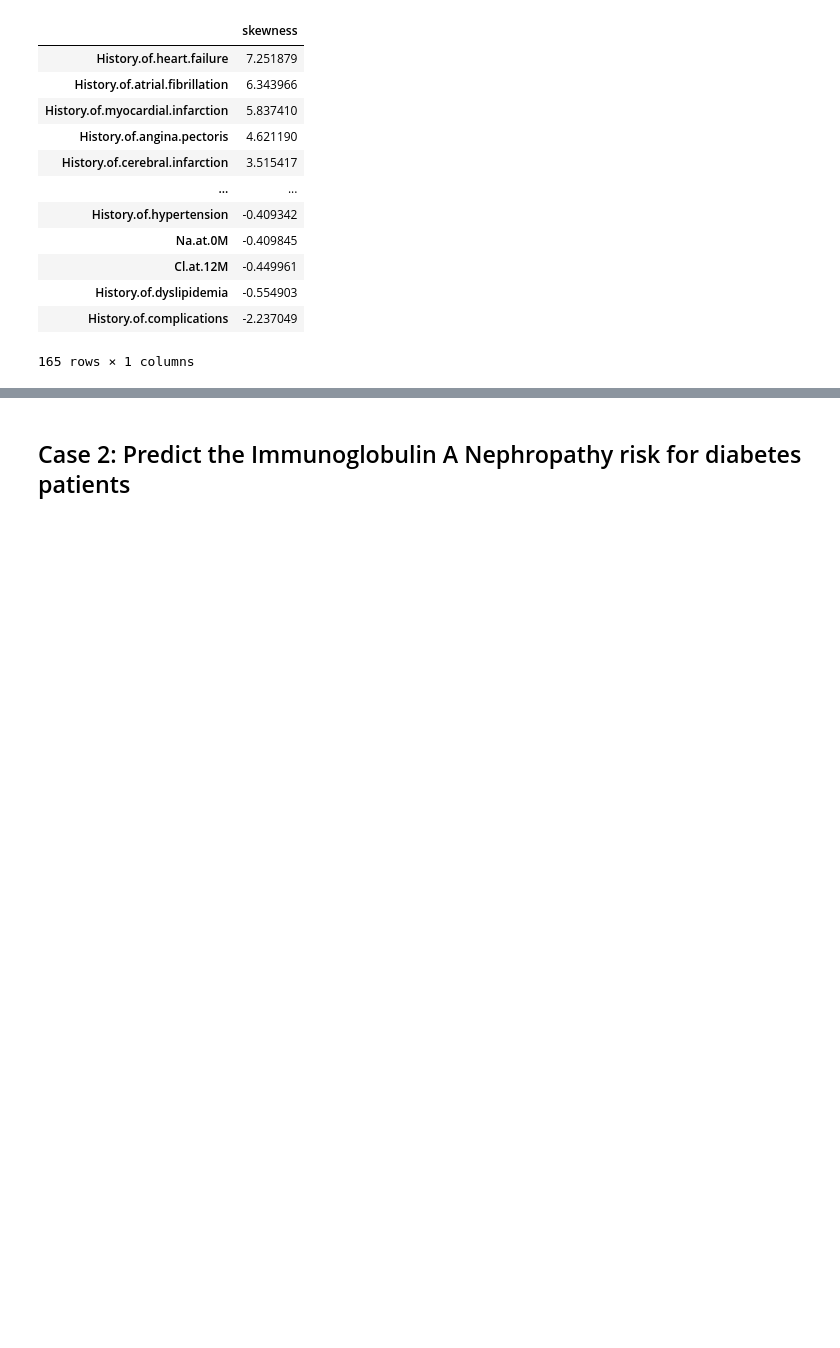
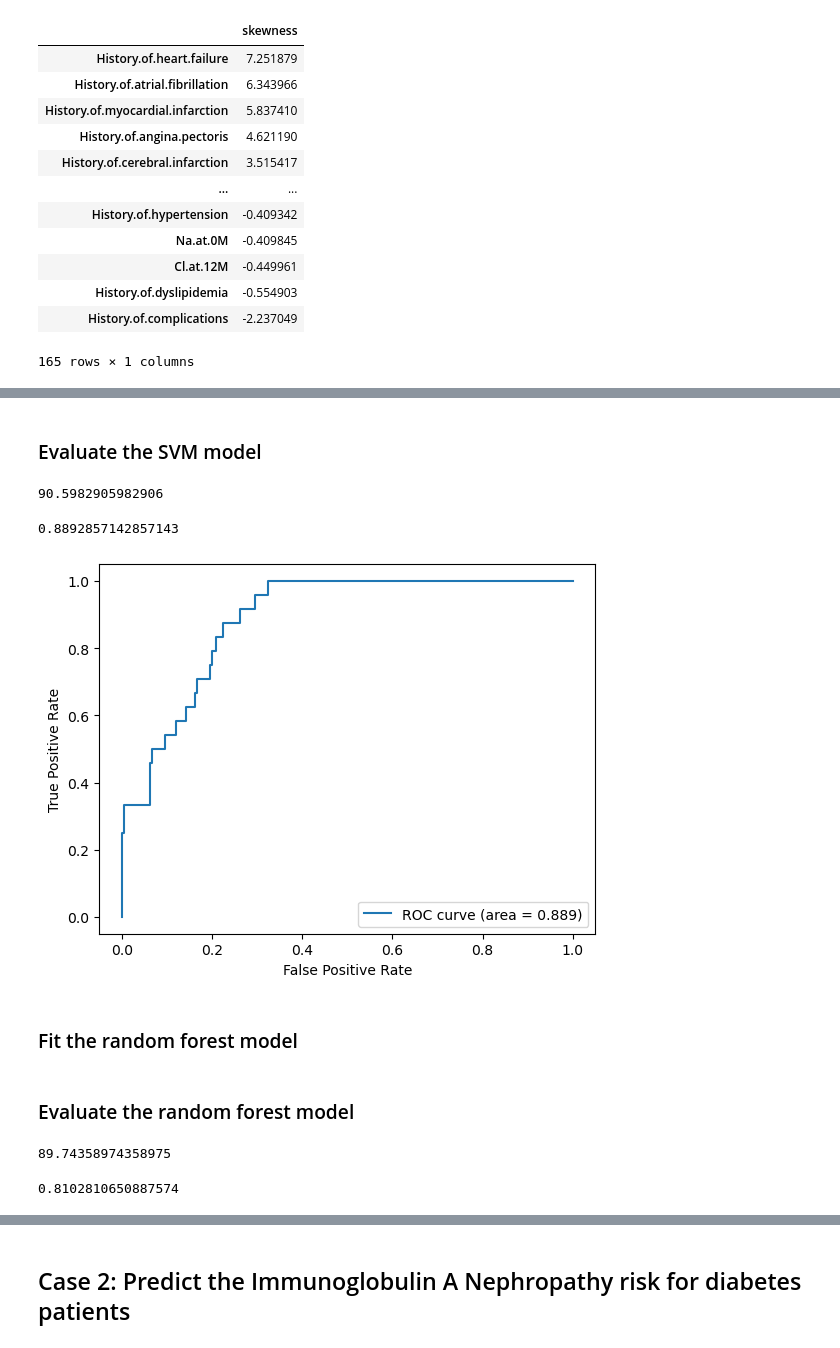
Before and after one commit to dolores824/hds-package, a Jupyter notebook: example_diabetes_complecations_prediction.ipynb, the cells around one changed output, grey strips where cells are left out. Cells and saved outputs as stored; diff of their text form; code cells hidden in the pictures; blank space fills up the shorter version.

Commit message:
Add model fitting and evaluation for case 1

```diff
--- a/example_diabetes_complecations_prediction.ipynb
+++ b/example_diabetes_complecations_prediction.ipynb
@@ -89,0 +94,3 @@ Index(['Cardiovascular Risk', 'History.of.heart.failure',
+# %%
+cvd_feature_list = feature.feature_list()
+cvd_feature_list
@@ -158,0 +190,2 @@ skewness_after
+# %%
+df_cvd_normal = encode_categ(df_cvd_normal, 'Cardiovascular Risk')
@@ -158,0 +194,22 @@ skewness_after
+# %%
+svm_cvd = SVMModel(df_cvd_normal,
+                   cvd_feature_list,
+                   'Cardiovascular Risk')
+# %%
+cvd_svm_model = svm_cvd.trained_model()
+# %% [markdown]
+### Evaluate the SVM model
+# %%
+svm_cvd.model_accuracy()
+# %% [output]
+90.5982905982906
+# %%
+svm_cvd.roc()
+# %% [output]
+0.8892857142857143
+# %%
+svm_cvd.roc_plot()
+# %% [output]
+[figure, added]
+# %% [markdown]
+### Fit the random forest model
@@ -158,0 +222,10 @@ skewness_after
+# %% [markdown]
+### Evaluate the random forest model
+# %%
+rf_cvd.model_accuracy()
+# %% [output]
+89.74358974358975
+# %%
+rf_cvd.roc()
+# %% [output]
+0.8102810650887574
```
Also changed, not shown: parts of 14 cells of this notebook.
